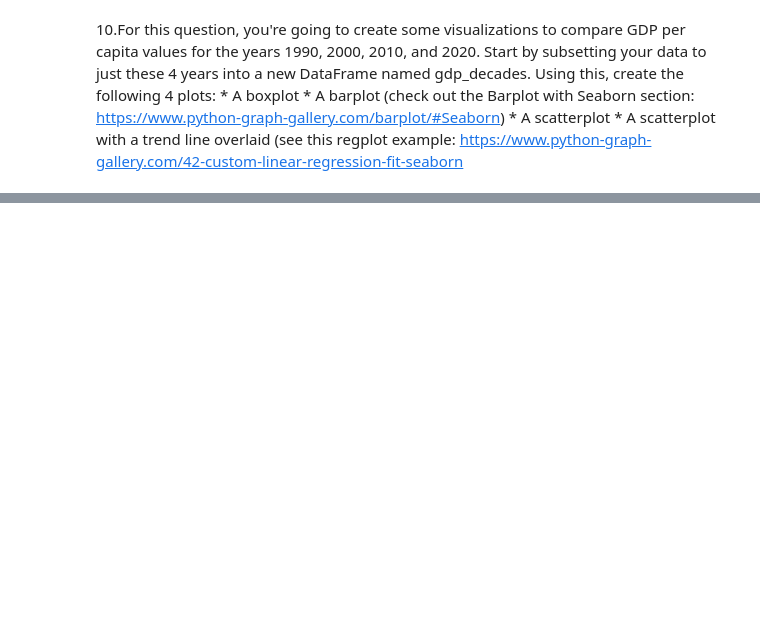
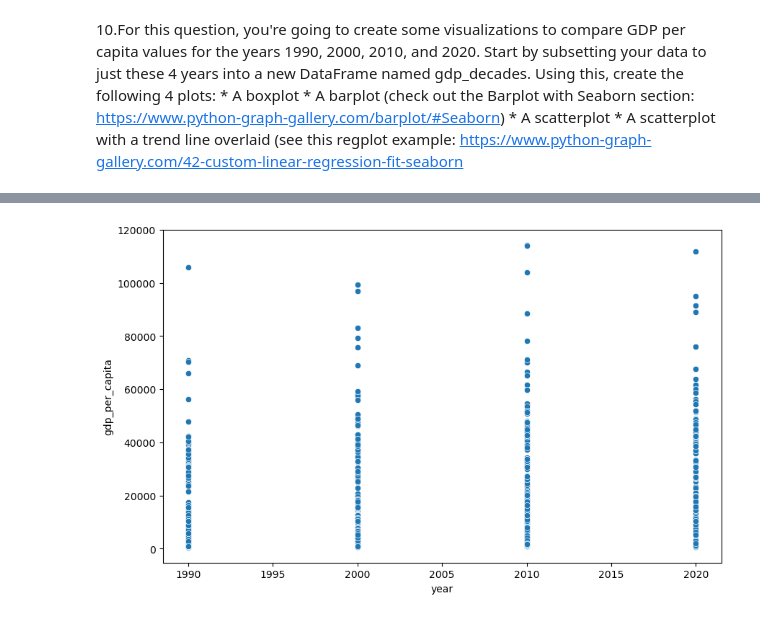
Before and after one commit to NSS-Data-Analytics-Cohort-10/gdp-and-internet-usage-megyg6, a Jupyter notebook: notebooks/gdp_and_internet_usage_notebook.ipynb, the cells around one changed output, grey strips where cells are left out. Saved outputs shown, nothing was run; the diff lists cells and outputs as text; code cells hidden in the pictures; blank space fills up the shorter version.

```diff
--- a/notebooks/gdp_and_internet_usage_notebook.ipynb
+++ b/notebooks/gdp_and_internet_usage_notebook.ipynb
@@ -118,0 +281,8 @@ plt.show()
+# %%
+plt.figure(figsize = (10,6))
+
+sns.scatterplot(data = gdp_decades,
+               x ="year",
+               y = "gdp_per_capita" );
+# %% [output]
+[figure, added]
```
Also changed, not shown: parts of 35 cells of this notebook.
